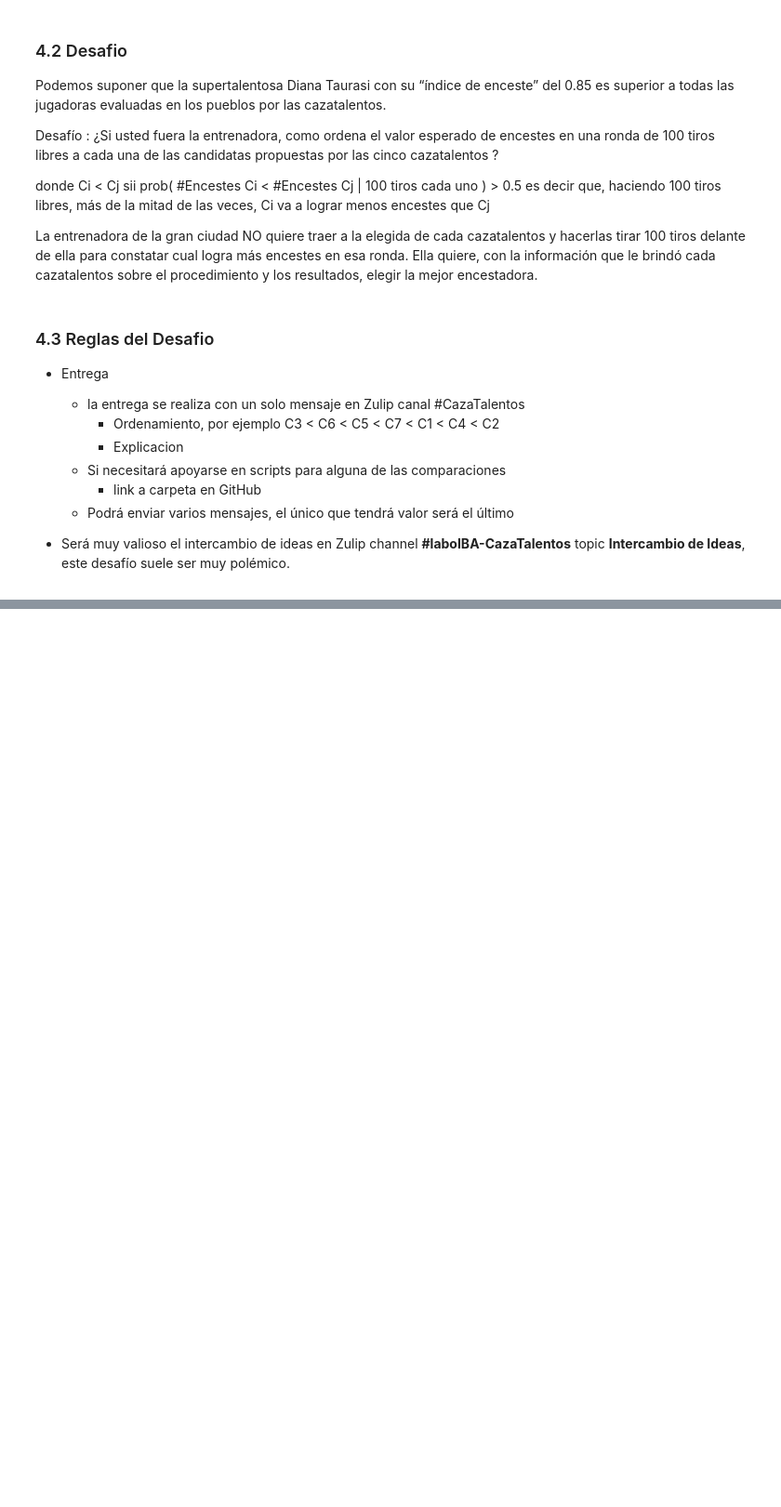
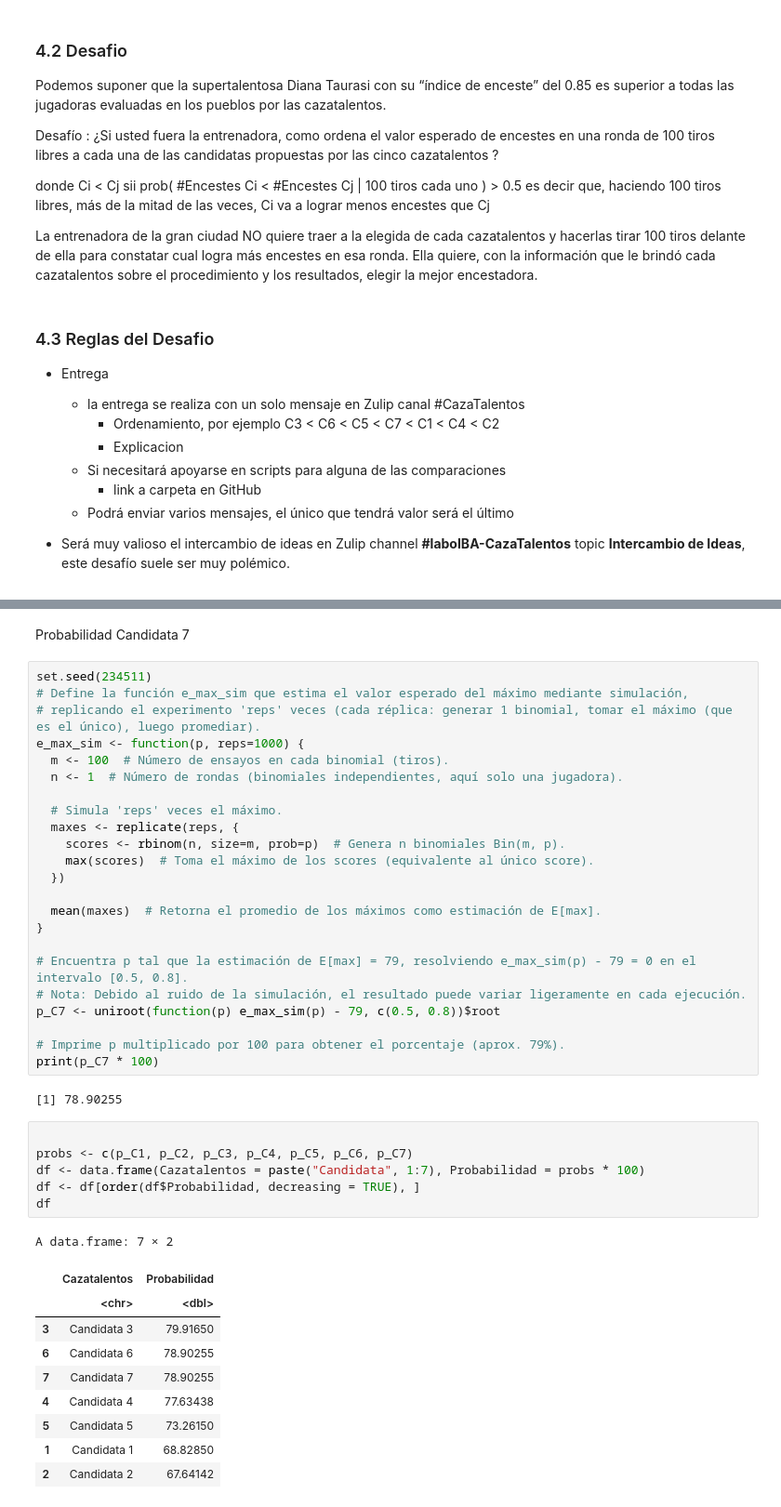
Before and after one commit to reglamarcador115/labo2025v, a Jupyter notebook: src/CazaTalentos/CazaTalentosTRZ.ipynb, the cells around one changed output, grey strips where cells are left out. Shown at 93% size. Drawn from its saved outputs; the diff is of its cells as text; blank space fills up the shorter version.

```diff
--- a/src/CazaTalentos/CazaTalentosTRZ.ipynb
+++ b/src/CazaTalentos/CazaTalentosTRZ.ipynb
@@ -578,0 +668,44 @@ Media esperada de encestes: 73.866
+# %% [markdown]
+Probabilidad Candidata 7
+# %%
+set.seed(234511)
+# Define la función e_max_sim que estima el valor esperado del máximo mediante simulación,
+# replicando el experimento 'reps' veces (cada réplica: generar 1 binomial, tomar el máximo (que es el único), luego promediar).
+e_max_sim <- function(p, reps=1000) {
+  m <- 100  # Número de ensayos en cada binomial (tiros).
+  n <- 1  # Número de rondas (binomiales independientes, aquí solo una jugadora).
+
+  # Simula 'reps' veces el máximo.
+  maxes <- replicate(reps, {
+    scores <- rbinom(n, size=m, prob=p)  # Genera n binomiales Bin(m, p).
+    max(scores)  # Toma el máximo de los scores (equivalente al único score).
+  })
+
+  mean(maxes)  # Retorna el promedio de los máximos como estimación de E[max].
+}
+
+# Encuentra p tal que la estimación de E[max] = 79, resolviendo e_max_sim(p) - 79 = 0 en el intervalo [0.5, 0.8].
+# Nota: Debido al ruido de la simulación, el resultado puede variar ligeramente en cada ejecución.
+p_C7 <- uniroot(function(p) e_max_sim(p) - 79, c(0.5, 0.8))$root
+
+# Imprime p multiplicado por 100 para obtener el porcentaje (aprox. 79%).
+print(p_C7 * 100)
+# %% [output]
+[1] 78.90255
+# %%
+
+probs <- c(p_C1, p_C2, p_C3, p_C4, p_C5, p_C6, p_C7)
+df <- data.frame(Cazatalentos = paste("Candidata", 1:7), Probabilidad = probs * 100)
+df <- df[order(df$Probabilidad, decreasing = TRUE), ]
+df
+# %% [output]
+A data.frame: 7 × 2
+|  | Cazatalentos | Probabilidad |
+|  | <chr> | <dbl> |
+| 3 | Candidata 3 | 79.91650 |
+| 6 | Candidata 6 | 78.90255 |
+| 7 | Candidata 7 | 78.90255 |
+| 4 | Candidata 4 | 77.63438 |
+| 5 | Candidata 5 | 73.26150 |
+| 1 | Candidata 1 | 68.82850 |
+| 2 | Candidata 2 | 67.64142 |
```
Also changed, not shown: parts of 14 cells of this notebook.
